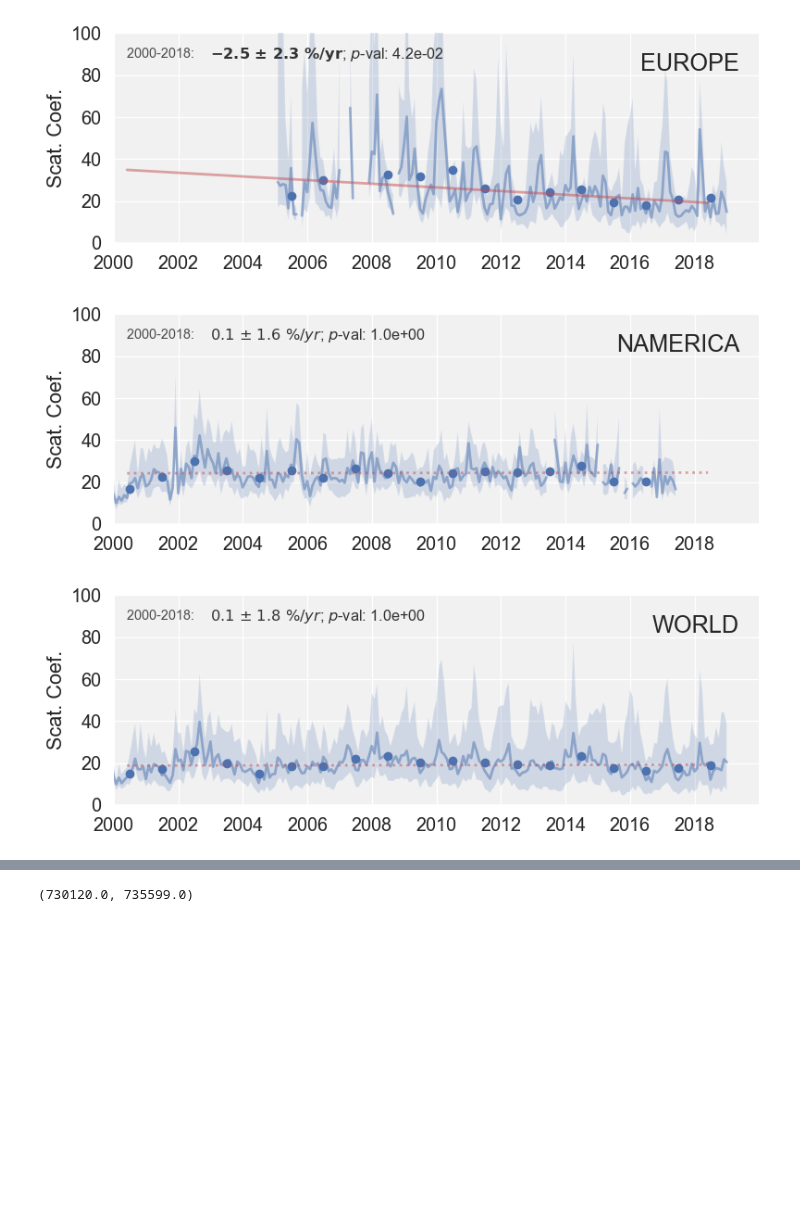
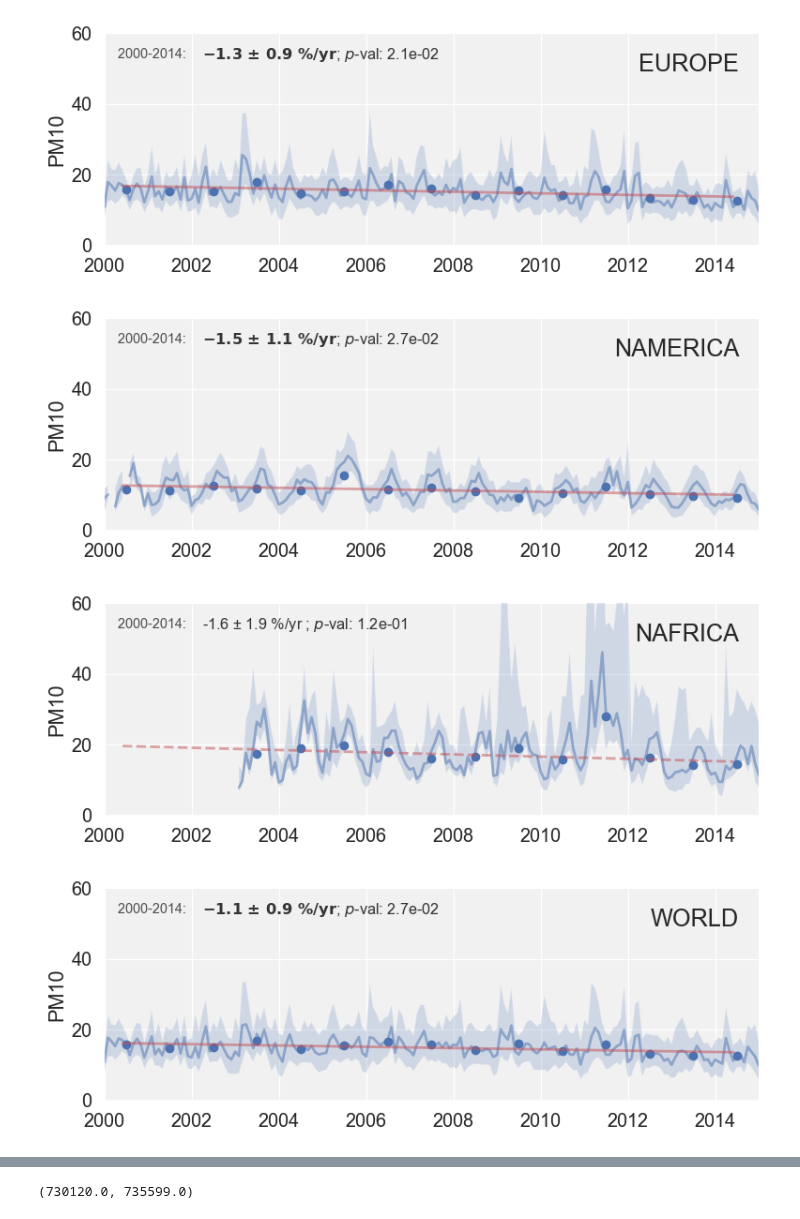
Before and after one commit to AugustinMortier/aerosol_trends, a Jupyter notebook: scripts/obs_trends.ipynb, the cells around one changed output, grey strips where cells are left out. Drawn from its saved outputs; the diff is of its cells as text; code cells hidden in the pictures; blank space fills up the shorter version.

```diff
--- a/scripts/obs_trends.ipynb
+++ b/scripts/obs_trends.ipynb
@@ -9,7 +9,7 @@ params = get_params()
 # %%
 # run observations
 # 'ang4487aer' 'od550aer' 'od550gt1aer' 'od550lt1aer' 'concpm10' 'concpm25' 'concso4' 'scatc550dryaer' 'absc550aer'
-var = 'scatc550dryaer'
+var = 'concpm10'
 params['kind'] = 'obs'
 fill_params(params, var)
 if var in ['scatc550dryaer', 'absc550aer']:
@@ -18,11 +18,13 @@ params['var'] = var
 obs_source = params['source']
 reader = pya.io.ReadUngridded(obs_source)
 obs_data = reader.read(vars_to_retrieve=var)
+# %%
+EBAS = None
 # %%
 print('OBS')
 OBS_TS, OBS_MAP, OBS_DF = process_trend(
     obs_data, params,
-    plot=True, show_plot=False, save_plot=True, write_json=True
+    plot=True, show_plot=False, save_plot=True, write_json=True, EBAS=EBAS
 )
 # %% [output]
 OBS
@@ -45,6 +36,7 @@ region:  WORLD station:  Zeppelin mountain (Ny-Ålesund)1rvatoryA09)WA99)5)
-[figure, old version]
+[figure, new version]
-[figure, old version]
+[figure, new version]
-[figure, old version]
+[figure, new version]
+[figure, added]
 # %%
 regions = ['EUROPE', 'ASIA', 'NAMERICA', 'SAMERICA', 'NAFRICA', 'AUSTRALIA']
 nl, nc = 3, 2
```
Also changed, not shown: parts of 3 cells of this notebook, 34 other files.
